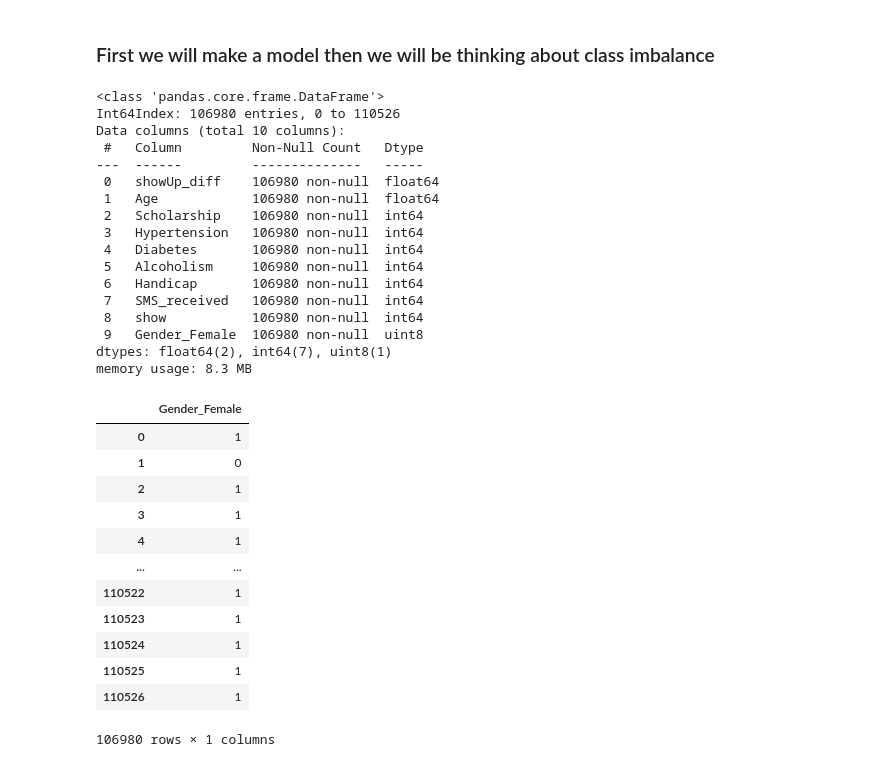
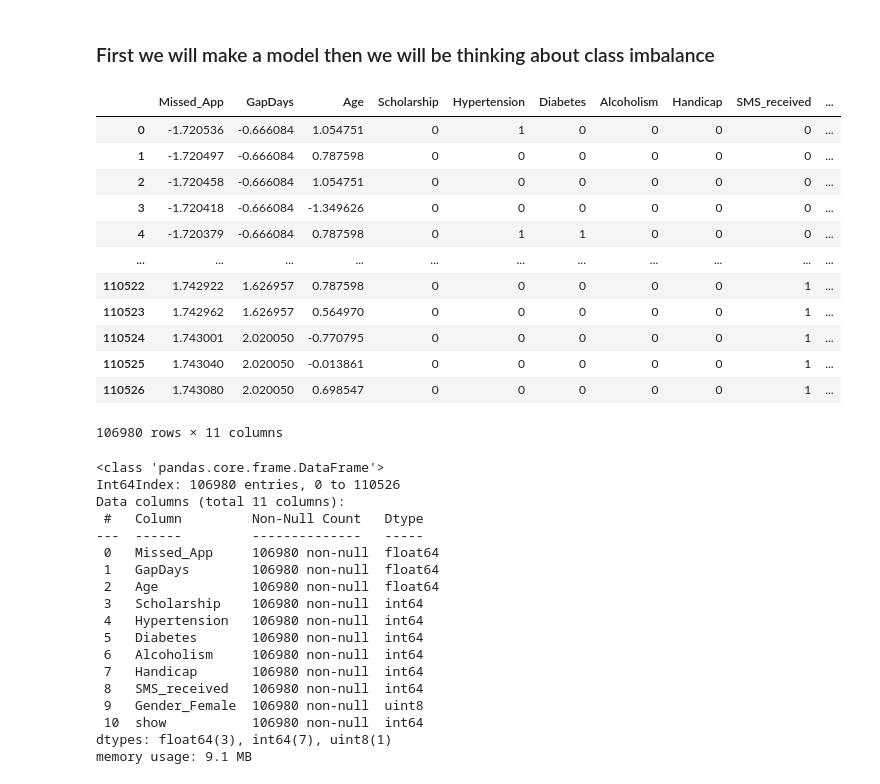
Before and after one commit to Milan1508/HealthCare_Data_Analysis, a Jupyter notebook: preprocessing.ipynb, the cells around one changed output. Cells and saved outputs as stored; diff of their text form; code cells hidden in the pictures.

```diff
--- a/preprocessing.ipynb
+++ b/preprocessing.ipynb
@@ -254,38 +268,40 @@ df.head()
 # %% [markdown]
 ### First we will make a model then we will be thinking about class imbalance
+# %%
+md = pd.concat([df.iloc[:,9], df.iloc[:,:8] , df.iloc[:,10], df.show],axis=1)
+md
+# %% [output]
+|  | Missed_App | GapDays | Age | Scholarship | Hypertension | Diabetes | Alcoholism | Handicap | SMS_received | ... |
+| 0 | -1.720536 | -0.666084 | 1.054751 | 0 | 1 | 0 | 0 | 0 | 0 | ... |
+| 1 | -1.720497 | -0.666084 | 0.787598 | 0 | 0 | 0 | 0 | 0 | 0 | ... |
+| 2 | -1.720458 | -0.666084 | 1.054751 | 0 | 0 | 0 | 0 | 0 | 0 | ... |
+| 3 | -1.720418 | -0.666084 | -1.349626 | 0 | 0 | 0 | 0 | 0 | 0 | ... |
+| 4 | -1.720379 | -0.666084 | 0.787598 | 0 | 1 | 1 | 0 | 0 | 0 | ... |
+| ... | ... | ... | ... | ... | ... | ... | ... | ... | ... | ... |
+| 110522 | 1.742922 | 1.626957 | 0.787598 | 0 | 0 | 0 | 0 | 0 | 1 | ... |
+| 110523 | 1.742962 | 1.626957 | 0.564970 | 0 | 0 | 0 | 0 | 0 | 1 | ... |
+| 110524 | 1.743001 | 2.020050 | -0.770795 | 0 | 0 | 0 | 0 | 0 | 1 | ... |
+| 110525 | 1.743040 | 2.020050 | -0.013861 | 0 | 0 | 0 | 0 | 0 | 1 | ... |
+| 110526 | 1.743080 | 2.020050 | 0.698547 | 0 | 0 | 0 | 0 | 0 | 1 | ... |
+106980 rows × 11 columns
 # %%
-df.info()
+md.info()
 # %% [output]
 <class 'pandas.core.frame.DataFrame'>
 Int64Index: 106980 entries, 0 to 110526
-Data columns (total 10 columns):
+Data columns (total 11 columns):
  #   Column         Non-Null Count   Dtype
 ---  ------         --------------   -----
- 0   showUp_diff    106980 non-null  float64
- 1   Age            106980 non-null  float64
- 2   Scholarship    106980 non-null  int64
- 3   Hypertension   106980 non-null  int64
- 4   Diabetes       106980 non-null  int64
- 5   Alcoholism     106980 non-null  int64
- 6   Handicap       106980 non-null  int64
- 7   SMS_received   106980 non-null  int64
- 8   show           106980 non-null  int64
+ 0   Missed_App     106980 non-null  float64
+ 1   GapDays        106980 non-null  float64
+ 2   Age            106980 non-null  float64
+ 3   Scholarship    106980 non-null  int64
+ 4   Hypertension   106980 non-null  int64
+ 5   Diabetes       106980 non-null  int64
+ 6   Alcoholism     106980 non-null  int64
+ 7   Handicap       106980 non-null  int64
+ 8   SMS_received   106980 non-null  int64
  9   Gender_Female  106980 non-null  uint8
-dtypes: float64(2), int64(7), uint8(1)
-memory usage: 8.3 MB
+ 10  show           106980 non-null  int64
+dtypes: float64(3), int64(7), uint8(1)
+memory usage: 9.1 MB
-# %%
-df.iloc[:,[9]]
-# %% [output]
-|  | Gender_Female |
-| 0 | 1 |
-| 1 | 0 |
-| 2 | 1 |
-| 3 | 1 |
-| 4 | 1 |
-| ... | ... |
-| 110522 | 1 |
-| 110523 | 1 |
-| 110524 | 1 |
-| 110525 | 1 |
-| 110526 | 1 |
-106980 rows × 1 columns
```
Also changed, not shown: parts of 9 cells of this notebook, 2 other files.
